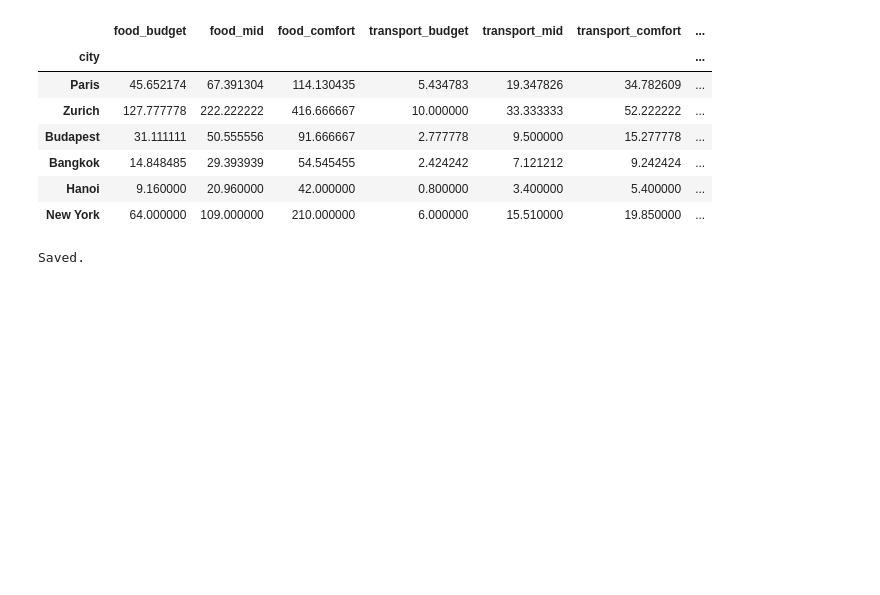
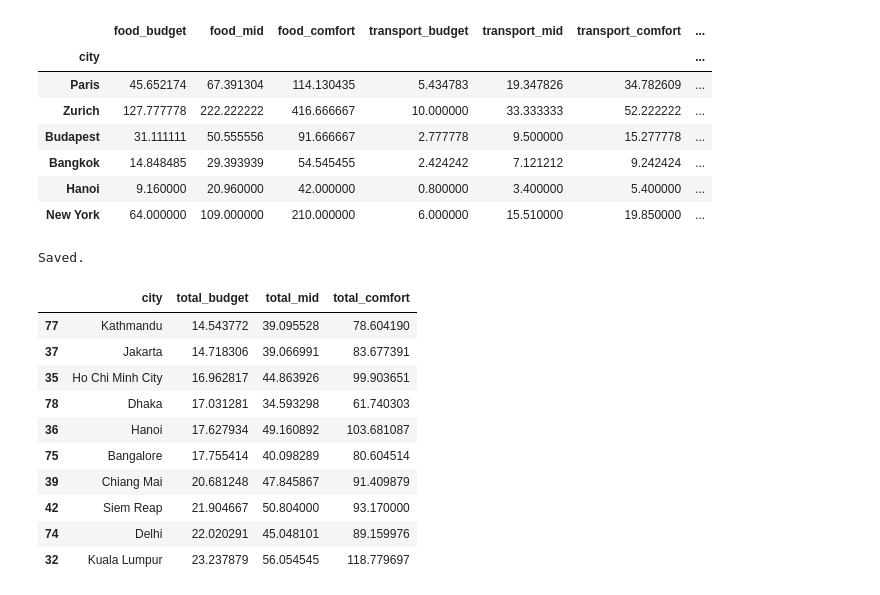
Before and after one commit to elzacapar/travel-budget-planner, a Jupyter notebook: data_exploration.ipynb, the cells around one changed output. Drawn from its saved outputs; the diff is of its cells as text; code cells hidden in the pictures; blank space fills up the shorter version.

```diff
--- a/data_exploration.ipynb
+++ b/data_exploration.ipynb
@@ -530,3 +530,26 @@ df_tiers.to_csv("numbeo_tiers_usd.csv", index=False)
 print("Saved.")
 # %% [output]
 Saved.
+# %%
+for tier in ['budget', 'mid', 'comfort']:
+    df_tiers[f'total_{tier}'] = (
+        df_tiers[f'food_{tier}'] +
+        df_tiers[f'transport_{tier}'] +
+        df_tiers[f'accommodation_{tier}'] +
+        df_tiers[f'entertainment_{tier}'] +
+        df_tiers[f'extras_{tier}']
+    )
+
+df_tiers[['city', 'total_budget', 'total_mid', 'total_comfort']].sort_values('total_budget').head(10)
+# %% [output]
+|  | city | total_budget | total_mid | total_comfort |
+| 77 | Kathmandu | 14.543772 | 39.095528 | 78.604190 |
+| 37 | Jakarta | 14.718306 | 39.066991 | 83.677391 |
+| 35 | Ho Chi Minh City | 16.962817 | 44.863926 | 99.903651 |
+| 78 | Dhaka | 17.031281 | 34.593298 | 61.740303 |
+| 36 | Hanoi | 17.627934 | 49.160892 | 103.681087 |
+| 75 | Bangalore | 17.755414 | 40.098289 | 80.604514 |
+| 39 | Chiang Mai | 20.681248 | 47.845867 | 91.409879 |
+| 42 | Siem Reap | 21.904667 | 50.804000 | 93.170000 |
+| 74 | Delhi | 22.020291 | 45.048101 | 89.159976 |
+| 32 | Kuala Lumpur | 23.237879 | 56.054545 | 118.779697 |
```
Also changed, not shown: parts of 2 cells of this notebook, 4 other files.
